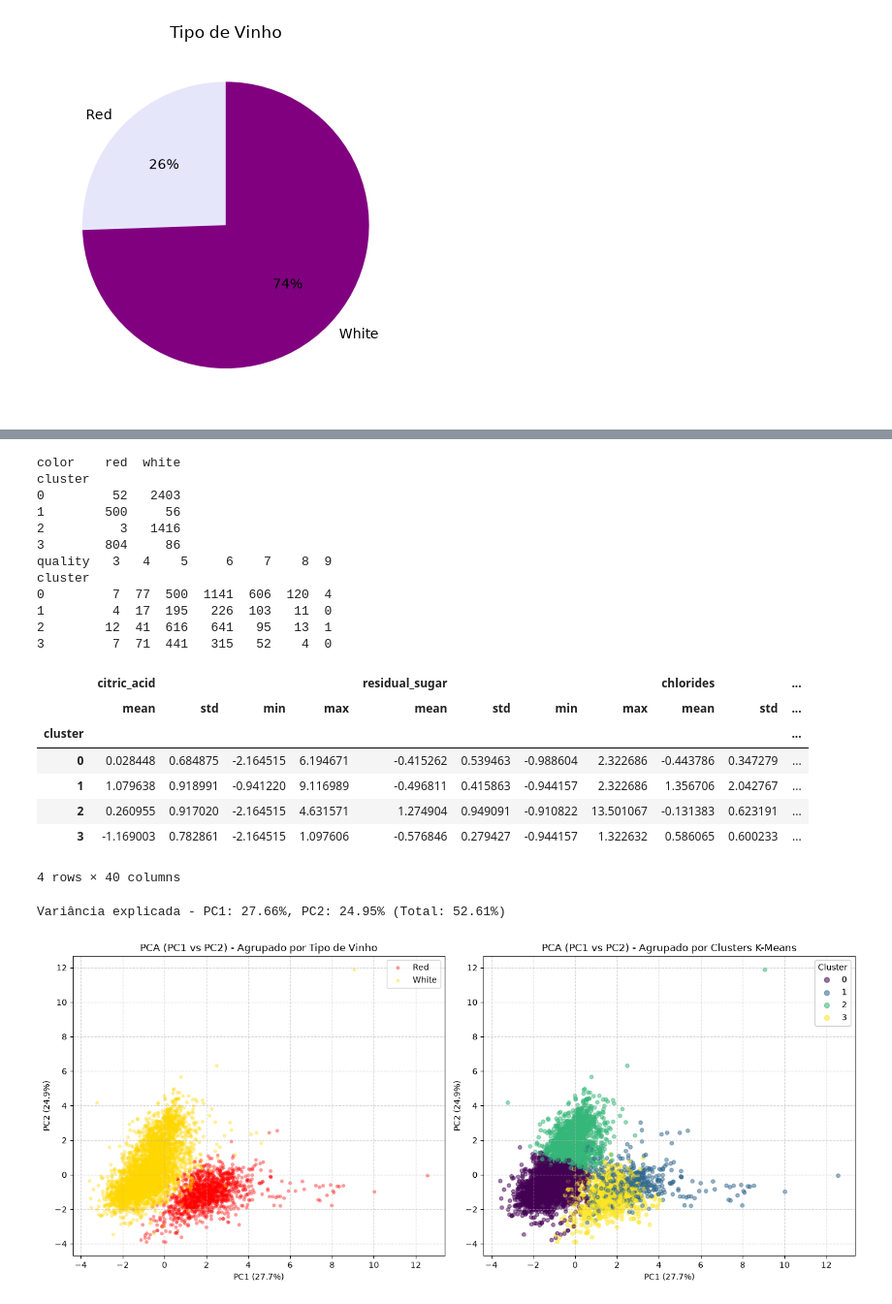
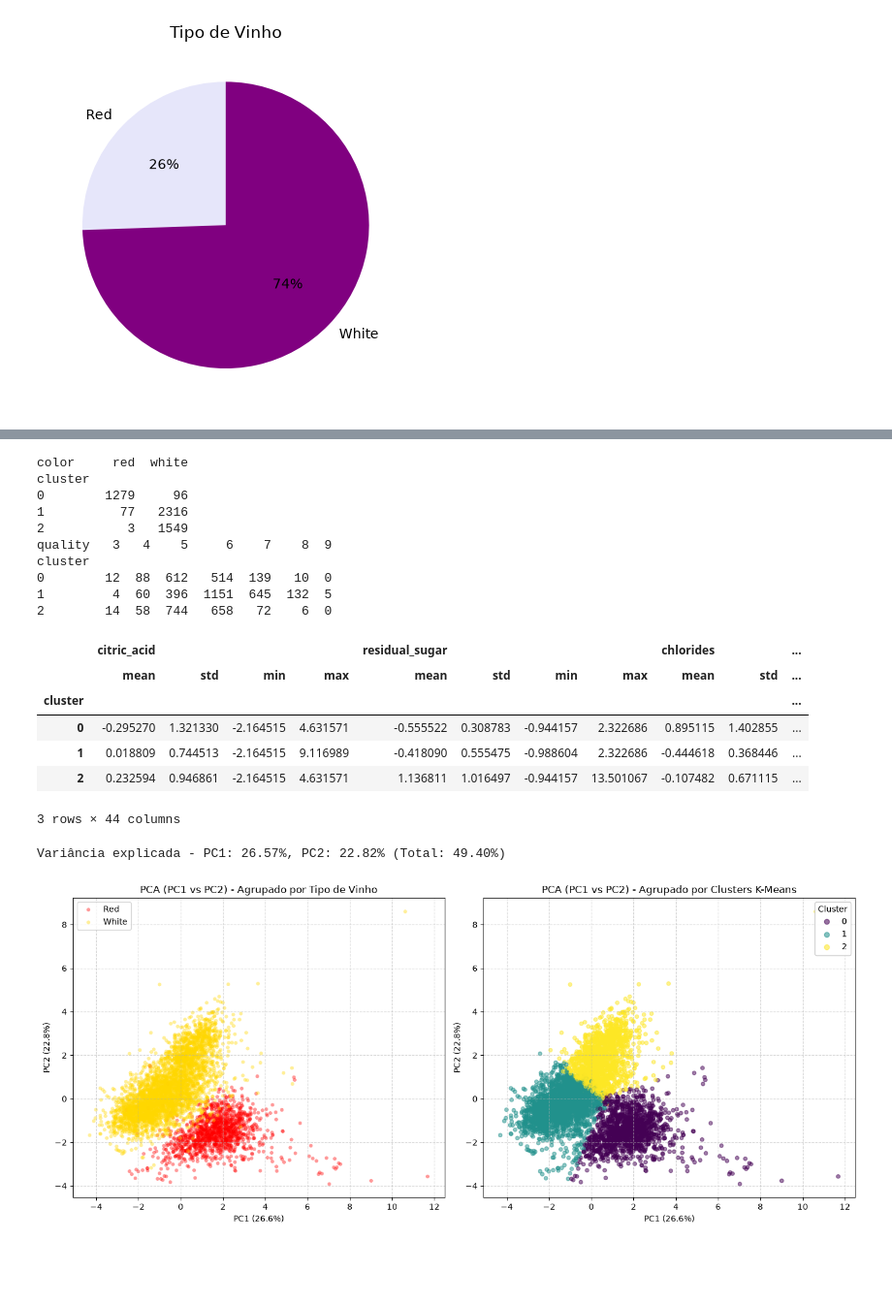
Before and after one commit to jacomassi04/Exercicio-Aula-Aprendizado-de-M-quina-N-o-Supervisionado-1, a Jupyter notebook: Exercicio_1_Vinhos/2_Exercicio_KMeans_Questao_2.ipynb, the cells around one changed output, grey strips where cells are left out. Shown at 97% size. Drawn from its saved outputs; the diff is of its cells as text; code cells hidden in the pictures; blank space fills up the shorter version.

Commit message:
Agregando a variavel quality onde faltava

```diff
--- a/Exercicio_1_Vinhos/2_Exercicio_KMeans_Questao_2.ipynb
+++ b/Exercicio_1_Vinhos/2_Exercicio_KMeans_Questao_2.ipynb
@@ -55,7 +55,7 @@ df = pd.read_csv(
 features = [
     'citric_acid', 'residual_sugar', 'chlorides', 'density', 'pH',
        'sulphates', 'alcohol', 'combined_acidity',
-       'combined_sulfur_dioxide'
+       'combined_sulfur_dioxide' , 'quality'
 ]
 
 X = df[features]
@@ -160,7 +160,7 @@ plt.show()
 # %%
-# K-Means com 4 clusters (do grafico de Silhoetes (distancia entre pontos mesmo cluster e distancia de outros clusters) no ponto de inflexao ja que o ponto de inflexao de inercia (distancia entre pontos do mesmo cluster) nao e muito nitido)
+# K-Means com 3 clusters (do grafico de Silhoetes (distancia entre pontos mesmo cluster e distancia de outros clusters) no ponto de inflexao ja que o ponto de inflexao de inercia (distancia entre pontos do mesmo cluster) nao e muito nitido)
 kmeans = KMeans(
-    n_clusters=4,
+    n_clusters=3,
     init='k-means++',
     n_init=10,
     max_iter=300,
@@ -186,18 +186,16 @@ cluster_quality = pd.crosstab(
 
 print(cluster_quality)
 # %% [output]
-color    red  white
+color     red  white
 cluster
-0         52   2403
-1        500     56
-2          3   1416
-3        804     86
+0        1279     96
+1          77   2316
+2           3   1549
 quality   3   4    5     6    7    8  9
 cluster
-0         7  77  500  1141  606  120  4
-1         4  17  195   226  103   11  0
-2        12  41  616   641   95   13  1
-3         7  71  441   315   52    4  0
+0        12  88  612   514  139   10  0
+1         4  60  396  1151  645  132  5
+2        14  58  744   658   72    6  0
 # %%
 # Resumo de cada cluster
 
@@ -210,11 +208,10 @@ summary
 |  | citric_acid |  |  |  | residual_sugar |  |  |  | chlorides |  | ... |
 |  | mean | std | min | max | mean | std | min | max | mean | std | ... |
 | cluster |  |  |  |  |  |  |  |  |  |  | ... |
-| 0 | 0.028448 | 0.684875 | -2.164515 | 6.194671 | -0.415262 | 0.539463 | -0.988604 | 2.322686 | -0.443786 | 0.347279 | ... |
-| 1 | 1.079638 | 0.918991 | -0.941220 | 9.116989 | -0.496811 | 0.415863 | -0.944157 | 2.322686 | 1.356706 | 2.042767 | ... |
-| 2 | 0.260955 | 0.917020 | -2.164515 | 4.631571 | 1.274904 | 0.949091 | -0.910822 | 13.501067 | -0.131383 | 0.623191 | ... |
-| 3 | -1.169003 | 0.782861 | -2.164515 | 1.097606 | -0.576846 | 0.279427 | -0.944157 | 1.322632 | 0.586065 | 0.600233 | ... |
+| 0 | -0.295270 | 1.321330 | -2.164515 | 4.631571 | -0.555522 | 0.308783 | -0.944157 | 2.322686 | 0.895115 | 1.402855 | ... |
+| 1 | 0.018809 | 0.744513 | -2.164515 | 9.116989 | -0.418090 | 0.555475 | -0.988604 | 2.322686 | -0.444618 | 0.368446 | ... |
+| 2 | 0.232594 | 0.946861 | -2.164515 | 4.631571 | 1.136811 | 1.016497 | -0.944157 | 13.501067 | -0.107482 | 0.671115 | ... |
-4 rows × 40 columns
+3 rows × 44 columns
 # %%
 from sklearn.decomposition import PCA
 from sklearn.preprocessing import StandardScaler
@@ -230,6 +227,7 @@ features = [
     'alcohol',
     'combined_acidity',
     'combined_sulfur_dioxide',
+    'quality'
 ]
 
 X = df[features]
@@ -275,35 +273,35 @@ for wine_type, group in df_pca.groupby('color'):
   )
 
 ax1.set_title('PCA (PC1 vs PC2) - Agrupado por Tipo de Vinho')
 ax1.set_xlabel(f'PC1 ({exp_var[0]*100:.1f}%)')
 ax1.set_ylabel(f'PC2 ({exp_var[1]*100:.1f}%)')
 ax1.legend()
 ax1.grid(True, linestyle='--', alpha=0.5)
 
 # Gráfico 2: Mapeamento por Clusters do K-Means (se calculados)
 if 'cluster' in df_pca.columns:
   scatter = ax2.scatter(
       df_pca['PC1'],
       df_pca['PC2'],
       c=df_pca['cluster'],
       cmap='viridis',
       alpha=0.5,
       s=20,
   )
   legend2 = ax2.legend(
       *scatter.legend_elements(), title='Cluster', loc='upper right'
   )
   ax2.add_artist(legend2)
   ax2.set_title('PCA (PC1 vs PC2) - Agrupado por Clusters K-Means')
   ax2.set_xlabel(f'PC1 ({exp_var[0]*100:.1f}%)')
   ax2.set_ylabel(f'PC2 ({exp_var[1]*100:.1f}%)')
   ax2.grid(True, linestyle='--', alpha=0.5)
 
 plt.tight_layout()
 plt.show()
 # %% [output]
-Variância explicada - PC1: 27.66%, PC2: 24.95% (Total: 52.61%)
+Variância explicada - PC1: 26.57%, PC2: 22.82% (Total: 49.40%)
-[figure, old version]
+[figure, new version]
 # %%
 # Obtém os pesos (loadings) das variáveis em PCA1 e PCA2
 
```
Also changed, not shown: parts of 6 cells of this notebook, 1 other file.
